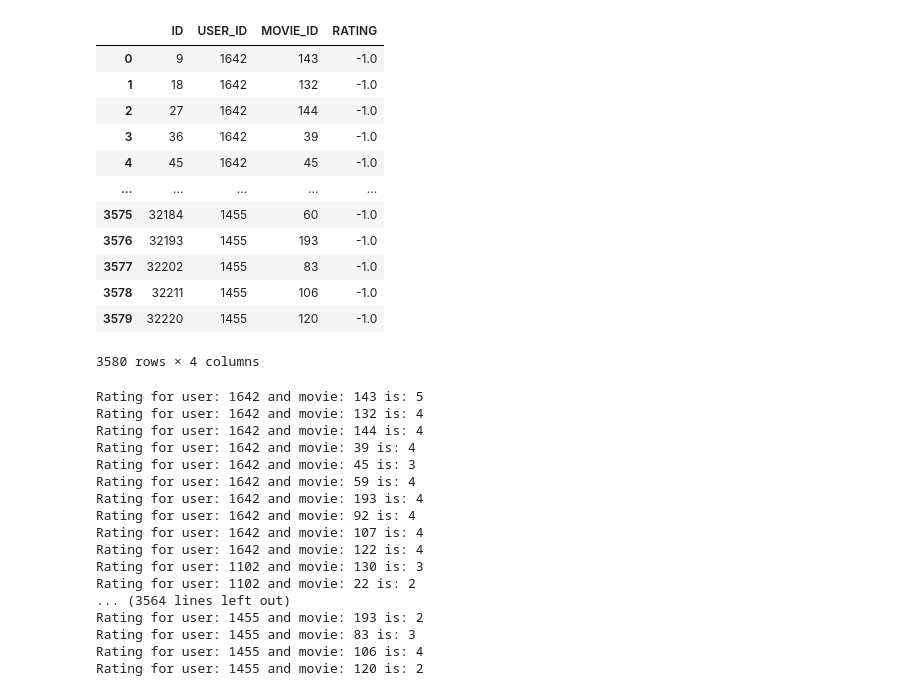
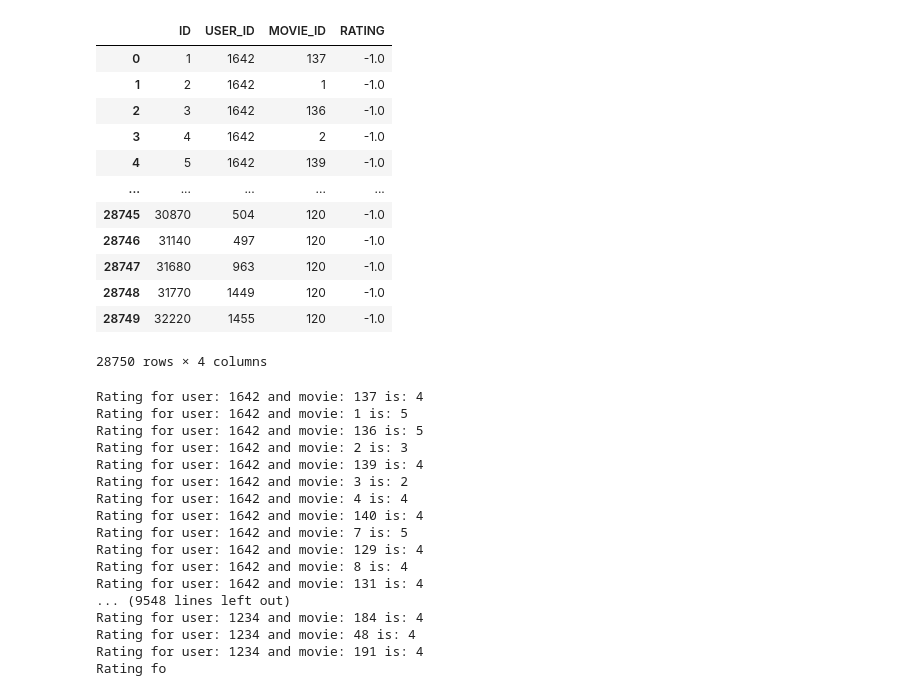
Before and after one commit to brzozio/TUL-Machine-Learning, a Jupyter notebook: Trees and Forest/Random Forest/src/to_csv.ipynb, the cells around one changed output. Drawn from its saved outputs; the diff is of its cells as text; code cells hidden in the pictures.

```diff
--- a/Trees and Forest/Random Forest/src/to_csv.ipynb
+++ b/Trees and Forest/Random Forest/src/to_csv.ipynb
@@ -10,23 +10,23 @@ json_path : str = base_path + '\\json'
 df = pd.read_csv(csv_path +'\\task.csv', delimiter=';', names=['ID', 'USER_ID', 'MOVIE_ID', 'RATING'])
 user_movie_dict = df.groupby('USER_ID')['MOVIE_ID'].apply(list).to_dict()
 # %%
-raw_null_csv = pd.read_csv(csv_path + '\\task_valid.csv', sep=';', header=None).fillna(-1)
+raw_null_csv = pd.read_csv(csv_path + '\\task_train.csv', sep=';', header=None).fillna(-1)
 raw_null_csv.columns = ['ID', 'USER_ID', 'MOVIE_ID', 'RATING']
 raw_null_csv
 # %% [output]
 |  | ID | USER_ID | MOVIE_ID | RATING |
-| 0 | 9 | 1642 | 143 | -1.0 |
-| 1 | 18 | 1642 | 132 | -1.0 |
-| 2 | 27 | 1642 | 144 | -1.0 |
-| 3 | 36 | 1642 | 39 | -1.0 |
-| 4 | 45 | 1642 | 45 | -1.0 |
+| 0 | 1 | 1642 | 137 | -1.0 |
+| 1 | 2 | 1642 | 1 | -1.0 |
+| 2 | 3 | 1642 | 136 | -1.0 |
+| 3 | 4 | 1642 | 2 | -1.0 |
+| 4 | 5 | 1642 | 139 | -1.0 |
 | ... | ... | ... | ... | ... |
-| 3575 | 32184 | 1455 | 60 | -1.0 |
-| 3576 | 32193 | 1455 | 193 | -1.0 |
-| 3577 | 32202 | 1455 | 83 | -1.0 |
-| 3578 | 32211 | 1455 | 106 | -1.0 |
-| 3579 | 32220 | 1455 | 120 | -1.0 |
+| 28745 | 30870 | 504 | 120 | -1.0 |
+| 28746 | 31140 | 497 | 120 | -1.0 |
+| 28747 | 31680 | 963 | 120 | -1.0 |
+| 28748 | 31770 | 1449 | 120 | -1.0 |
+| 28749 | 32220 | 1455 | 120 | -1.0 |
-3580 rows × 4 columns
+28750 rows × 4 columns
 # %%
 import json
 with open(json_path + '\\USER_PREDICTED_RATINGS_TRANSFORMED.json', 'r') as f:
@@ -43,21 +43,21 @@ for index, row in raw_null_csv.iterrows():
 
     raw_null_csv.at[index, 'RATING'] = int(user_rating)
 # %% [output]
-Rating for user: 1642 and movie: 143 is: 5
-Rating for user: 1642 and movie: 132 is: 4
-Rating for user: 1642 and movie: 144 is: 4
-Rating for user: 1642 and movie: 39 is: 4
-Rating for user: 1642 and movie: 45 is: 3
-Rating for user: 1642 and movie: 59 is: 4
-Rating for user: 1642 and movie: 193 is: 4
-Rating for user: 1642 and movie: 92 is: 4
-Rating for user: 1642 and movie: 107 is: 4
-Rating for user: 1642 and movie: 122 is: 4
-Rating for user: 1102 and movie: 130 is: 3
-Rating for user: 1102 and movie: 22 is: 2
-... (3564 lines left out)
-Rating for user: 1455 and movie: 193 is: 2
-Rating for user: 1455 and movie: 83 is: 3
-Rating for user: 1455 and movie: 106 is: 4
-Rating for user: 1455 and movie: 120 is: 2
+Rating for user: 1642 and movie: 137 is: 4
+Rating for user: 1642 and movie: 1 is: 5
+Rating for user: 1642 and movie: 136 is: 5
+Rating for user: 1642 and movie: 2 is: 3
+Rating for user: 1642 and movie: 139 is: 4
+Rating for user: 1642 and movie: 3 is: 2
+Rating for user: 1642 and movie: 4 is: 4
+Rating for user: 1642 and movie: 140 is: 4
+Rating for user: 1642 and movie: 7 is: 5
+Rating for user: 1642 and movie: 129 is: 4
+Rating for user: 1642 and movie: 8 is: 4
+Rating for user: 1642 and movie: 131 is: 4
+... (9548 lines left out)
+Rating for user: 1234 and movie: 184 is: 4
+Rating for user: 1234 and movie: 48 is: 4
+Rating for user: 1234 and movie: 191 is: 4
+Rating fo
 # %%
```
Also changed, not shown: parts of 1 cell of this notebook, 10 other files.
